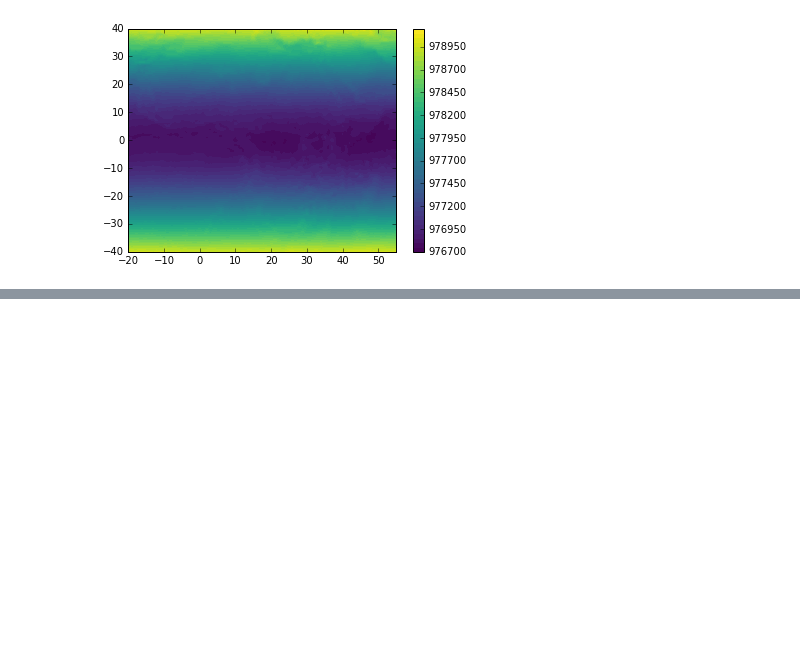
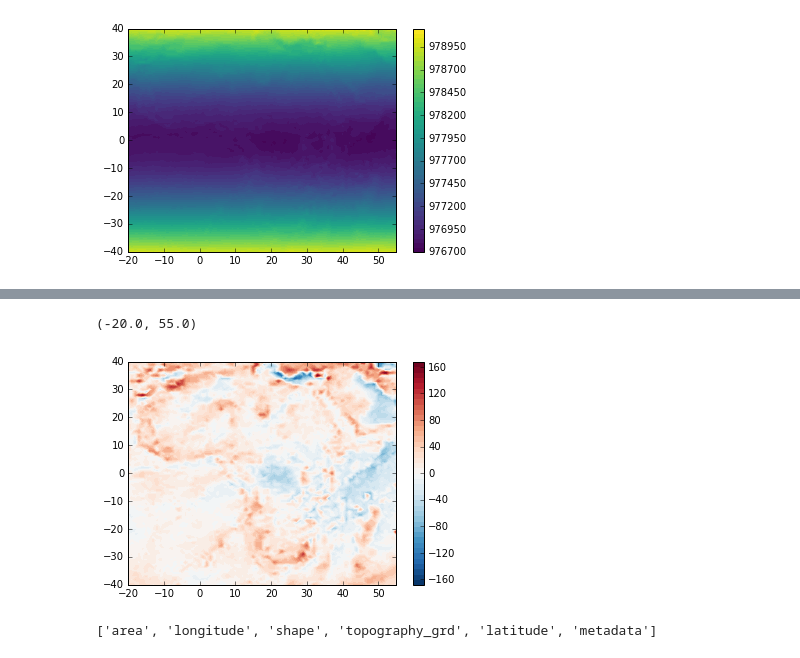
Before and after one commit to leouieda/africa-gravity, a Jupyter notebook: data_processing.ipynb, the cells around one changed output, grey strips where cells are left out. Saved outputs shown, nothing was run; the diff lists cells and outputs as text; code cells hidden in the pictures; blank space fills up the shorter version.

```diff
--- a/data_processing.ipynb
+++ b/data_processing.ipynb
@@ -58,0 +78,8 @@ plt.xlim(area[2], area[3])
+# %%
+plt.figure()
+plt.tricontourf(lon, lat, disturbance, 50, cmap='RdBu_r')
+plt.colorbar()
+plt.xlim(area[2], area[3])
+# %% [output]
+(-20.0, 55.0)
+[figure, added]
@@ -58,0 +88,4 @@ plt.xlim(area[2], area[3])
+# %%
+etopo.keys()
+# %% [output]
+['area', 'longitude', 'shape', 'topography_grd', 'latitude', 'metadata']
```
Also changed, not shown: parts of 11 cells of this notebook.
